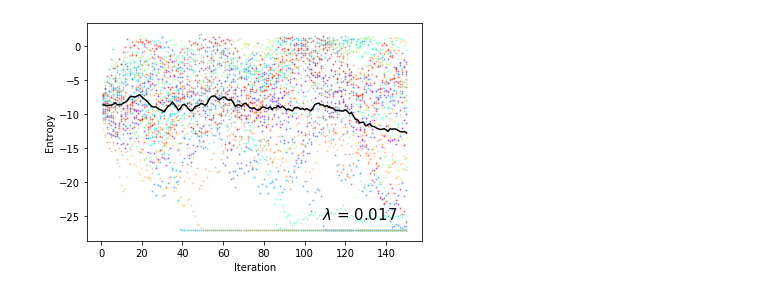
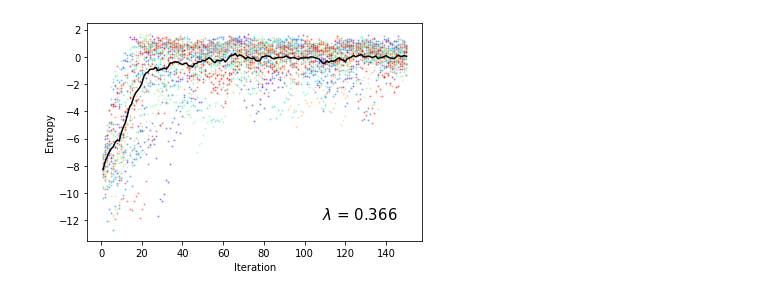
Before and after one commit to tonysong1111/Entropy-project, a Jupyter notebook: Simulating phase synchronization_git.ipynb, the cells around one changed output. Cells and saved outputs as stored; diff of their text form; code cells hidden in the pictures.

Commit message:
updates to code
can now generate any cubic given three points, and use that cubic as phase map to evolve the system

```diff
--- a/Simulating phase synchronization_git.ipynb
+++ b/Simulating phase synchronization_git.ipynb
@@ -2,8 +2,6 @@
 import matplotlib.pyplot as plt
 import numpy as np
 from sympy import *
-
-# Here we will compute the Lyapunov exponent for our one-dimensional map
 
 # define the a cubic toy model \psi_\theta
 def phasemap(coeffs, x):
@@ -21,11 +19,32 @@ def invphasemap(coeffs, x):
 # b = -33/(4*np.pi)
 # c = 37/6
 
-# derivative
-x = Symbol('x')
-f = phasemap((a,b,c), x)
-f_prime = f.diff(x)
-f_prime = lambdify(x, f_prime)
+# Generate coefficients for phase map
+# We require that the phase map go through (0,0), (2\pi, 2\pi)
+def gen(p):
+    '''compute coefficients for coeffgen matrix
+
+    Function inputs:
+    p: coordinate pair
+    '''
+    cubed = p[0]**3
+    squared = p[0]**2
+    linear = p[0]
+    return (cubed, squared, linear)
+
+def coeffgen(p1, p2, p3):
+    '''generates coefficients that satisfy phase map conditions
+
+    Function inputs:
+    p1, p2, p3: three coordinate pairs
+    '''
+    row1 = [np.array(gen(p1))]
+    row2 = [np.array(gen(p2))]
+    row3 = [np.array(gen(p3))]
+    coeffmatrix = np.concatenate((row1, row2, row3), axis=0)
+    depvar = np.array((p1[1], p2[1], p3[1]))
+    coeffs = np.linalg.solve(coeffmatrix, depvar)
+    return (coeffs[0], coeffs[1], coeffs[2])
 
 # Lyapunov exponent
 def findlyap(coeffs):
@@ -41,5 +60,3 @@ def findlyap(coeffs):
     phis = np.linspace(0, 2*np.pi, num=100000)
     lyap = sum(np.log(abs(f_prime(phis))))*(1/len(phis))
     return lyap
-
-print("The Lyapunov exponent is " + str(findlyap((a,b,c))) + ".")
@@ -226,4 +238,5 @@ plotresults((a,b,c),initial,iterations,numsequence)
-# %%
-plotresults((0.238,-2.259,6.7),initial,iterations,numsequence)
-# %% [output]
-[figure, removed]
+# %%
+coefficients = coeffgen((2*np.pi,2*np.pi), (np.pi,3*np.pi/4), (3*np.pi/2, np.pi/4))
+plotresults(coefficients,initial,iterations,numsequence)
+# %% [output]
+[figure, added]
```
Also changed, not shown: parts of 4 cells of this notebook.
